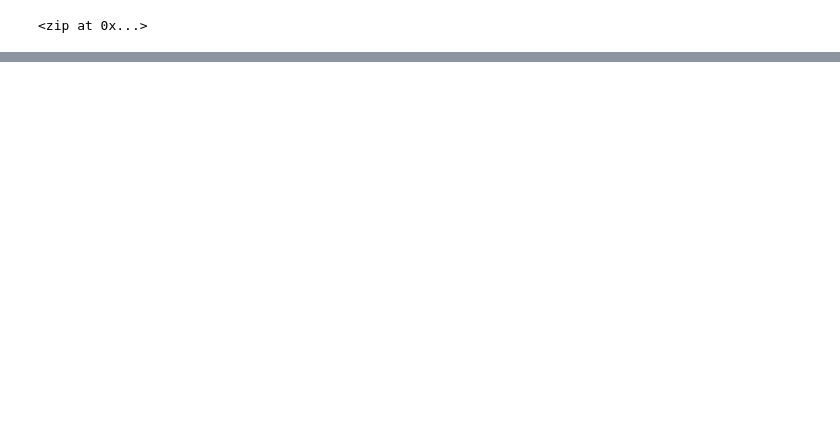
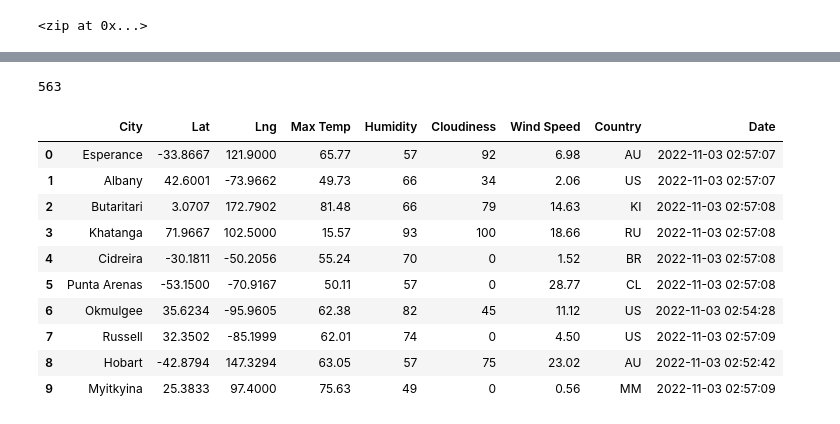
Before and after one commit to frugwiro/World_Weather_Analysis, a Jupyter notebook: WeatherPy.ipynb, the cells around one changed output, grey strips where cells are left out. Saved outputs shown, nothing was run; the diff lists cells and outputs as text; code cells hidden in the pictures; blank space fills up the shorter version.

```diff
--- a/WeatherPy.ipynb
+++ b/WeatherPy.ipynb
@@ -11,4 +11,7 @@ lat_lngs = zip(lats, lngs)
 lat_lngs
 # %% [output]
 <zip at 0x...>
+# %%
+#Add the latitudes and longitudes to a list
+coordinates = list(lat_lngs)
 # %%
@@ -19,0 +20,11 @@ Note: you may need to restart the kernel to use updated packages.
+# %%
+cities = []
+
+#Identify the nearest city for each latitude and longitude combination
+for coordinate in coordinates:
+    city = citipy.nearest_city(coordinate[0], coordinate[1]).city_name
+
+    #If the city is unique, then we will add it to the cities list
+    if city not in cities:
+        cities.append(city)
+len(cities)
@@ -19,0 +33,25 @@ Note: you may need to restart the kernel to use updated packages.
+# %%
+# Import the time library and the datetime module from the datetime library
+import time
+from datetime import datetime
+
+# Import the requests library.
+import requests
+
+from citipy import citipy
+
+# Import the API key.
+from config import weather_api_key
+
+# Starting URL for Weather Map API Call.
+url = "http://api.openweathermap.org/data/2.5/weather?units=Imperial&APPID=" + weather_api_key
+# %%
+# Create an empty list to hold the weather data.
+city_data = []
+# Print the beginning of the logging.
+print("Beginning Data Retrieval     ")
+print("-----------------------------")
+
+# Create counters.
+record_count = 1
+set_count = 1
@@ -19,0 +136,20 @@ Note: you may need to restart the kernel to use updated packages.
+# %%
+len(city_data)
+# %% [output]
+563
+# %%
+#array of dictionaries to DataFrame
+city_data_df = pd.DataFrame(city_data)
+city_data_df.head(10)
+# %% [output]
+|  | City | Lat | Lng | Max Temp | Humidity | Cloudiness | Wind Speed | Country | Date |
+| 0 | Esperance | -33.8667 | 121.9000 | 65.77 | 57 | 92 | 6.98 | AU | 2022-11-03 02:57:07 |
+| 1 | Albany | 42.6001 | -73.9662 | 49.73 | 66 | 34 | 2.06 | US | 2022-11-03 02:57:07 |
+| 2 | Butaritari | 3.0707 | 172.7902 | 81.48 | 66 | 79 | 14.63 | KI | 2022-11-03 02:57:08 |
+| 3 | Khatanga | 71.9667 | 102.5000 | 15.57 | 93 | 100 | 18.66 | RU | 2022-11-03 02:57:08 |
+| 4 | Cidreira | -30.1811 | -50.2056 | 55.24 | 70 | 0 | 1.52 | BR | 2022-11-03 02:57:08 |
+| 5 | Punta Arenas | -53.1500 | -70.9167 | 50.11 | 57 | 0 | 28.77 | CL | 2022-11-03 02:57:08 |
+| 6 | Okmulgee | 35.6234 | -95.9605 | 62.38 | 82 | 45 | 11.12 | US | 2022-11-03 02:54:28 |
+| 7 | Russell | 32.3502 | -85.1999 | 62.01 | 74 | 0 | 4.50 | US | 2022-11-03 02:57:09 |
+| 8 | Hobart | -42.8794 | 147.3294 | 63.05 | 57 | 75 | 23.02 | AU | 2022-11-03 02:52:42 |
+| 9 | Myitkyina | 25.3833 | 97.4000 | 75.63 | 49 | 0 | 0.56 | MM | 2022-11-03 02:57:09 |
```
Also changed, not shown: parts of 6 cells of this notebook, 3 other files.
